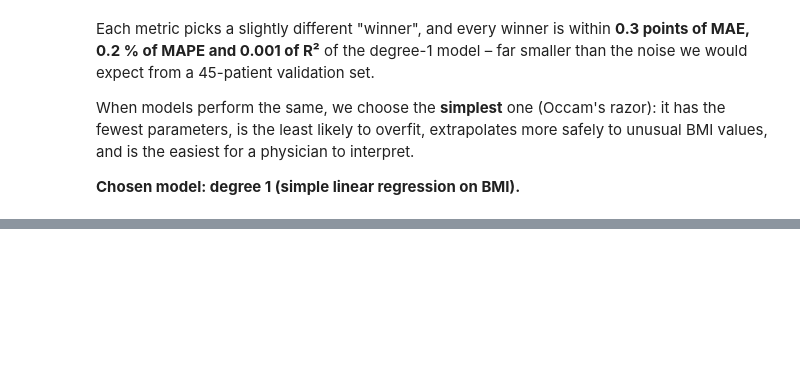
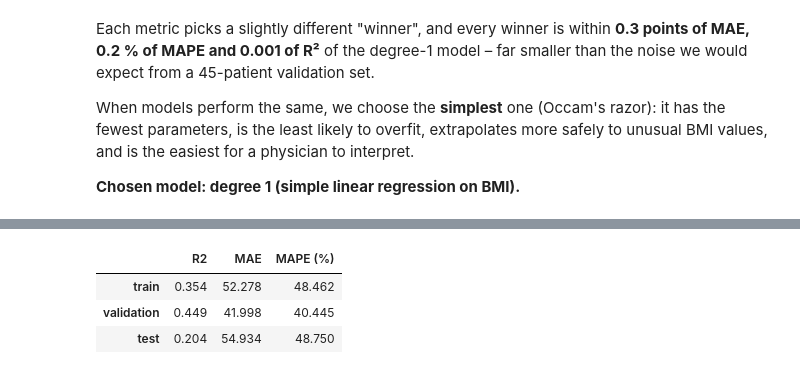
Before and after one commit to Namypark/diabetes-progression-lab2, a Jupyter notebook: lab2_diabetes.ipynb, the cells around one changed output, grey strips where cells are left out. Saved outputs shown, nothing was run; the diff lists cells and outputs as text; code cells hidden in the pictures; blank space fills up the shorter version.

Commit message:
Step 9: test set results

```diff
--- a/lab2_diabetes.ipynb
+++ b/lab2_diabetes.ipynb
@@ -461,0 +467,12 @@ best_bmi_model = bmi_models[BEST_DEGREE]
+# %%
+bmi_test_results = pd.DataFrame({
+    "train": regression_metrics(y_train, best_bmi_model.predict(X_train_bmi)),
+    "validation": regression_metrics(y_val, best_bmi_model.predict(X_val_bmi)),
+    "test": regression_metrics(y_test, best_bmi_model.predict(X_test_bmi)),
+}).T
+bmi_test_results.round(3)
+# %% [output]
+|  | R2 | MAE | MAPE (%) |
+| train | 0.354 | 52.278 | 48.462 |
+| validation | 0.449 | 41.998 | 40.445 |
+| test | 0.204 | 54.934 | 48.750 |
```
Also changed, not shown: parts of 2 cells of this notebook.
